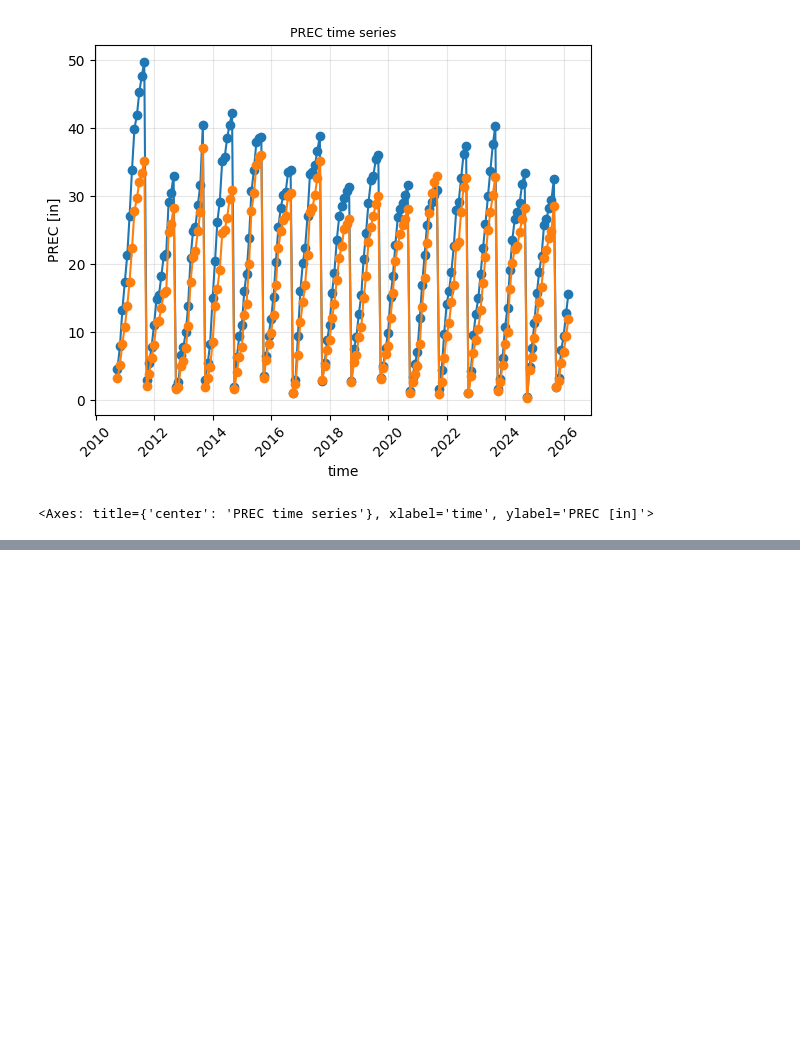
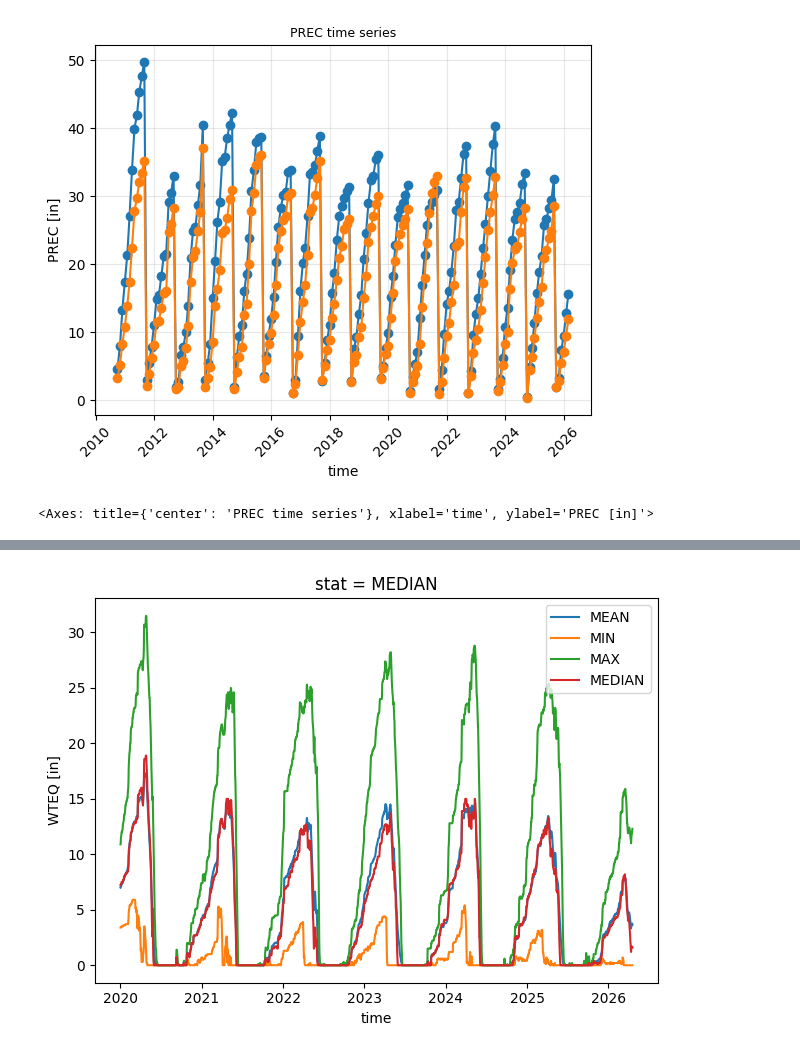
Before and after one commit to tavo7876/snotelpy, a Jupyter notebook: Examples/Examples.ipynb, the cells around one changed output, grey strips where cells are left out. Cells and saved outputs as stored; diff of their text form; code cells hidden in the pictures; blank space fills up the shorter version.

Commit message:
added examples for basin_summary

```diff
--- a/Examples/Examples.ipynb
+++ b/Examples/Examples.ipynb
@@ -159,0 +157,11 @@ KeyError: 'WTEQ'
+# %%
+#Usage for basin_summary
+#enter a HUC like
+
+
+out = sp.basin.basin_summary(hucs = [1019],elements=['WTEQ', 'PREC'],start_date="2020-01-01",end_date="2026-04-20",  climatology_period=("2020-01-01","2026-04-20"))
+
+print(out["basin_stats"])
+print(out["climatology"])
+print(out["stations"].head())
+print(out["stations"].columns.tolist())
@@ -159,0 +186,12 @@ KeyError: 'WTEQ'
+# %%
+#graph basin_stats from basin_summary
+basin_stats = out['basin_stats']
+basin_stats['WTEQ'].sel(stat = 'MEAN').plot(label = 'MEAN')
+basin_stats['WTEQ'].sel(stat = 'MIN').plot(label = 'MIN')
+basin_stats['WTEQ'].sel(stat = 'MAX').plot(label = 'MAX')
+basin_stats['WTEQ'].sel(stat = 'MEDIAN').plot(label = 'MEDIAN')
+plt.legend()
+plt.tight_layout()
+plt.show()
+# %% [output]
+[figure, added]
```
Also changed, not shown: parts of 3 cells of this notebook.
